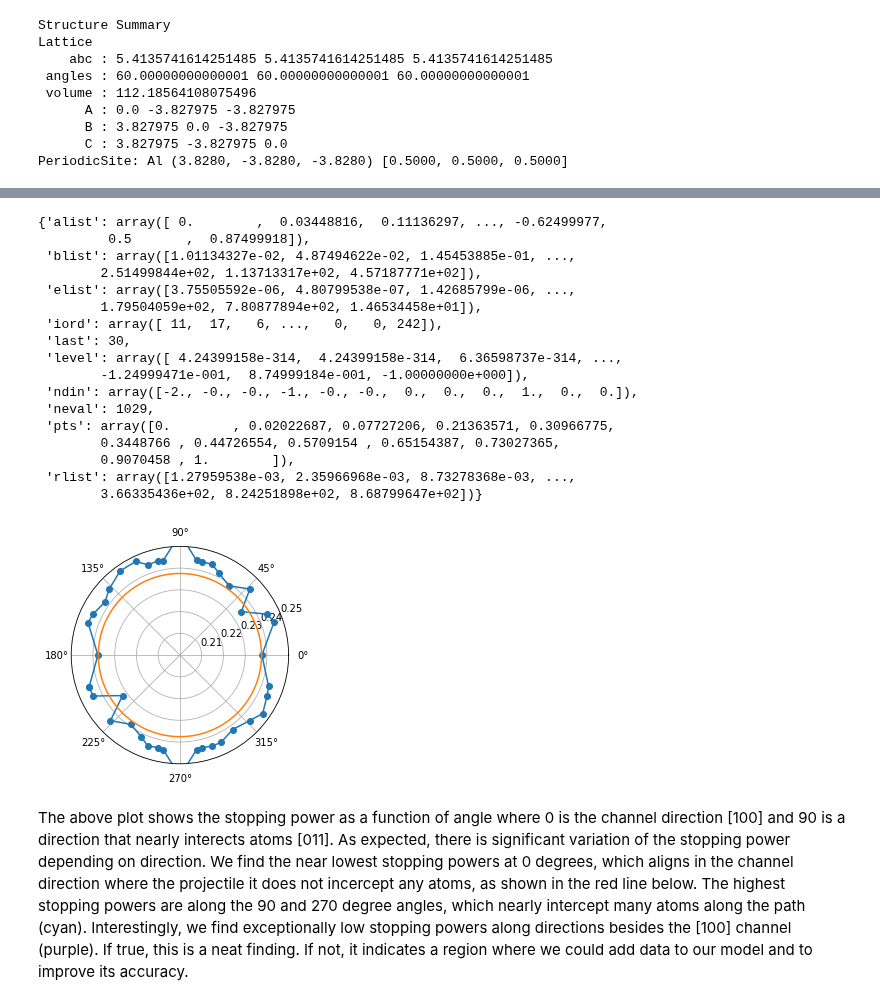
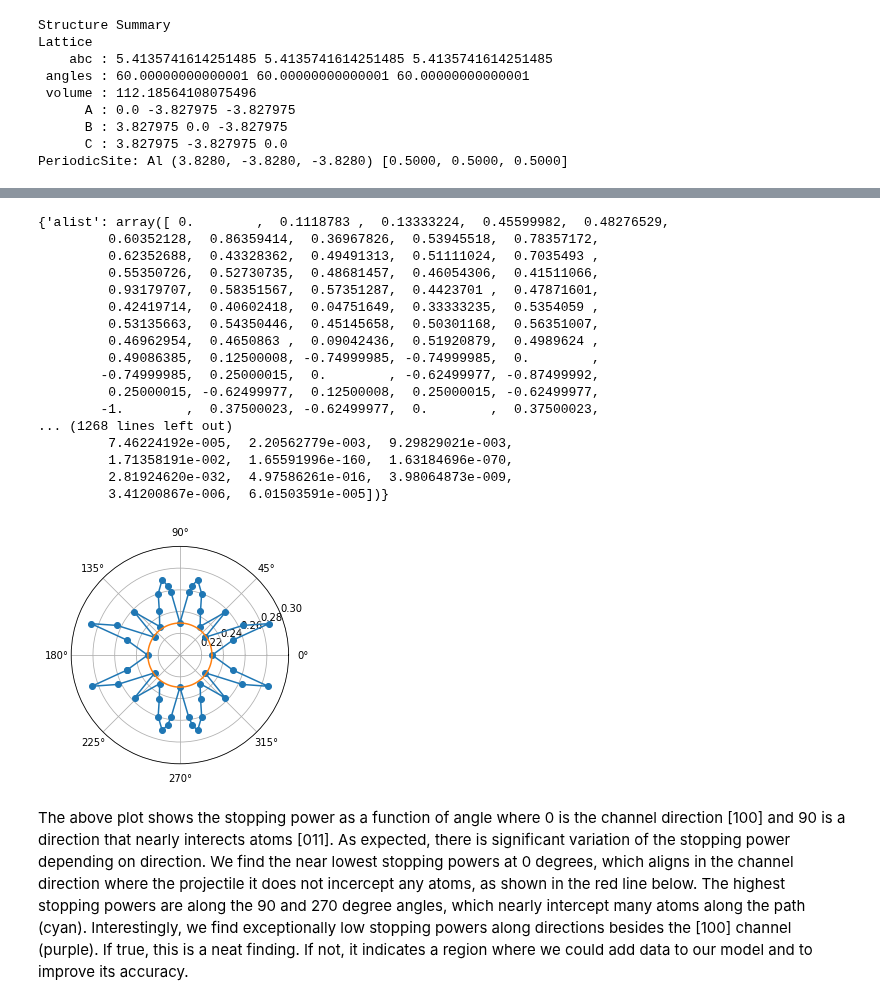
Before and after one commit to globus-labs/stopping-power-ml, a Jupyter notebook: single-velocity/3_evaluate-direction-dependence.ipynb, the cells around one changed output, grey strips where cells are left out. Cells and saved outputs as stored; diff of their text form; code cells hidden in the pictures.

Commit message:
Chages to features
- Removed non-directional AGNI fingerprints
- Introduced new method for time-averaging features

```diff
--- a/single-velocity/3_evaluate-direction-dependence.ipynb
+++ b/single-velocity/3_evaluate-direction-dependence.ipynb
@@ -124,8 +123,7 @@ Train a new model
 # %%
 new_model = copy(model)
 # %%
-new_model.fit(training_set[X_cols], training_set['force'],
-              model__sample_weight=gaussian_weight(training_set['force'], best_strength))
+new_model.fit(training_set[X_cols], training_set['force'])#              model__sample_weight=gaussian_weight(training_set['force'], best_strength))
 # %% [output]
 GridSearchCV(cv=4, error_score='raise',
        estimator=Pipeline(memory=None,
@@ -445,7 +407,7 @@ def generate_directions(max_length=4, vector1=[1,0,0], vector2=[0,1,1]):
     angles = [np.arctan2(np.dot(vector2,d)/np.linalg.norm(vector2),
                          np.dot(vector1,d)/np.linalg.norm(vector1)) for d in dirs]
     return zip(*sorted(zip(dirs,angles), key=lambda x: x[1]))
-dirs, angles = generate_directions(5)
+dirs, angles = generate_directions(6)
 # %%
 traj_computer.prim_strc
 # %% [output]
@@ -519,38 +446,38 @@ stopping_power = [s[0] for s in stopping_power_results]
 # %%
 stopping_power_results[1][-1]
 # %% [output]
-{'alist': array([ 0.        ,  0.03448816,  0.11136297, ..., -0.62499977,
-         0.5       ,  0.87499918]),
- 'blist': array([1.01134327e-02, 4.87494622e-02, 1.45453885e-01, ...,
-        2.51499844e+02, 1.13713317e+02, 4.57187771e+02]),
- 'elist': array([3.75505592e-06, 4.80799538e-07, 1.42685799e-06, ...,
-        1.79504059e+02, 7.80877894e+02, 1.46534458e+01]),
- 'iord': array([ 11,  17,   6, ...,   0,   0, 242]),
- 'last': 30,
- 'level': array([ 4.24399158e-314,  4.24399158e-314,  6.36598737e-314, ...,
-        -1.24999471e-001,  8.74999184e-001, -1.00000000e+000]),
- 'ndin': array([-2., -0., -0., -1., -0., -0.,  0.,  0.,  0.,  1.,  0.,  0.]),
- 'neval': 1029,
- 'pts': array([0.        , 0.02022687, 0.07727206, 0.21363571, 0.30966775,
-        0.3448766 , 0.44726554, 0.5709154 , 0.65154387, 0.73027365,
-        0.9070458 , 1.        ]),
- 'rlist': array([1.27959538e-03, 2.35966968e-03, 8.73278368e-03, ...,
-        3.66335436e+02, 8.24251898e+02, 8.68799647e+02])}
+{'alist': array([ 0.        ,  0.1118783 ,  0.13333224,  0.45599982,  0.48276529,
+         0.60352128,  0.86359414,  0.36967826,  0.53945518,  0.78357172,
+         0.62352688,  0.43328362,  0.49491313,  0.51111024,  0.7035493 ,
+         0.55350726,  0.52730735,  0.48681457,  0.46054306,  0.41511066,
+         0.93179707,  0.58351567,  0.57351287,  0.4423701 ,  0.47871601,
+         0.42419714,  0.40602418,  0.04751649,  0.33333235,  0.5354059 ,
+         0.53135663,  0.54350446,  0.45145658,  0.50301168,  0.56351007,
+         0.46962954,  0.4650863 ,  0.09042436,  0.51920879,  0.4989624 ,
+         0.49086385,  0.12500008, -0.74999985, -0.74999985,  0.        ,
+        -0.74999985,  0.25000015,  0.        , -0.62499977, -0.87499992,
+         0.25000015, -0.62499977,  0.12500008,  0.25000015, -0.62499977,
+        -1.        ,  0.37500023, -0.62499977,  0.        ,  0.37500023,
+... (1268 lines left out)
+         7.46224192e-005,  2.20562779e-003,  9.29829021e-003,
+         1.71358191e-002,  1.65591996e-160,  1.63184696e-070,
+         2.81924620e-032,  4.97586261e-016,  3.98064873e-009,
+         3.41200867e-006,  6.01503591e-005])}
 # %%
 ax = plt.subplot(111, projection='polar')
 fig = plt.gcf()
 
 ax.plot(angles + angles[:1], stopping_power + stopping_power[:1], marker='o')
 
 # Plot the 'channel value'
 ax.plot(np.linspace(0, 2*np.pi, 100), [ml_stopping_new,]*100)
-ax.set_rmax(0.25)
+ax.set_rmax(0.3)
 ax.set_rmin(0.2)#min(stopping_power) * 0.99)
 
 fig.set_size_inches(4, 4)
 fig.savefig(os.path.join('figures', 'rotation-in-110-plane.png'), dpi=320)
 # %% [output]
-[figure, old version]
+[figure, new version]
 # %% [markdown]
 The above plot shows the stopping power as a function of angle where 0 is the channel direction [100] and 90 is a direction that nearly interects atoms [011]. As expected, there is significant variation of the stopping power depending on direction. We find the near lowest stopping powers at 0 degrees, which aligns in the channel direction where the projectile it does not incercept any atoms, as shown in the red line below. The highest stopping powers are along the 90 and 270 degree angles, which nearly intercept many atoms along the path (cyan). Interestingly, we find exceptionally low stopping powers along directions besides the [100] channel (purple). If true, this is a neat finding. If not, it indicates a region where we could add data to our model and to improve its accuracy.
 # %%
```
Also changed, not shown: parts of 22 cells of this notebook, 6 other files.
